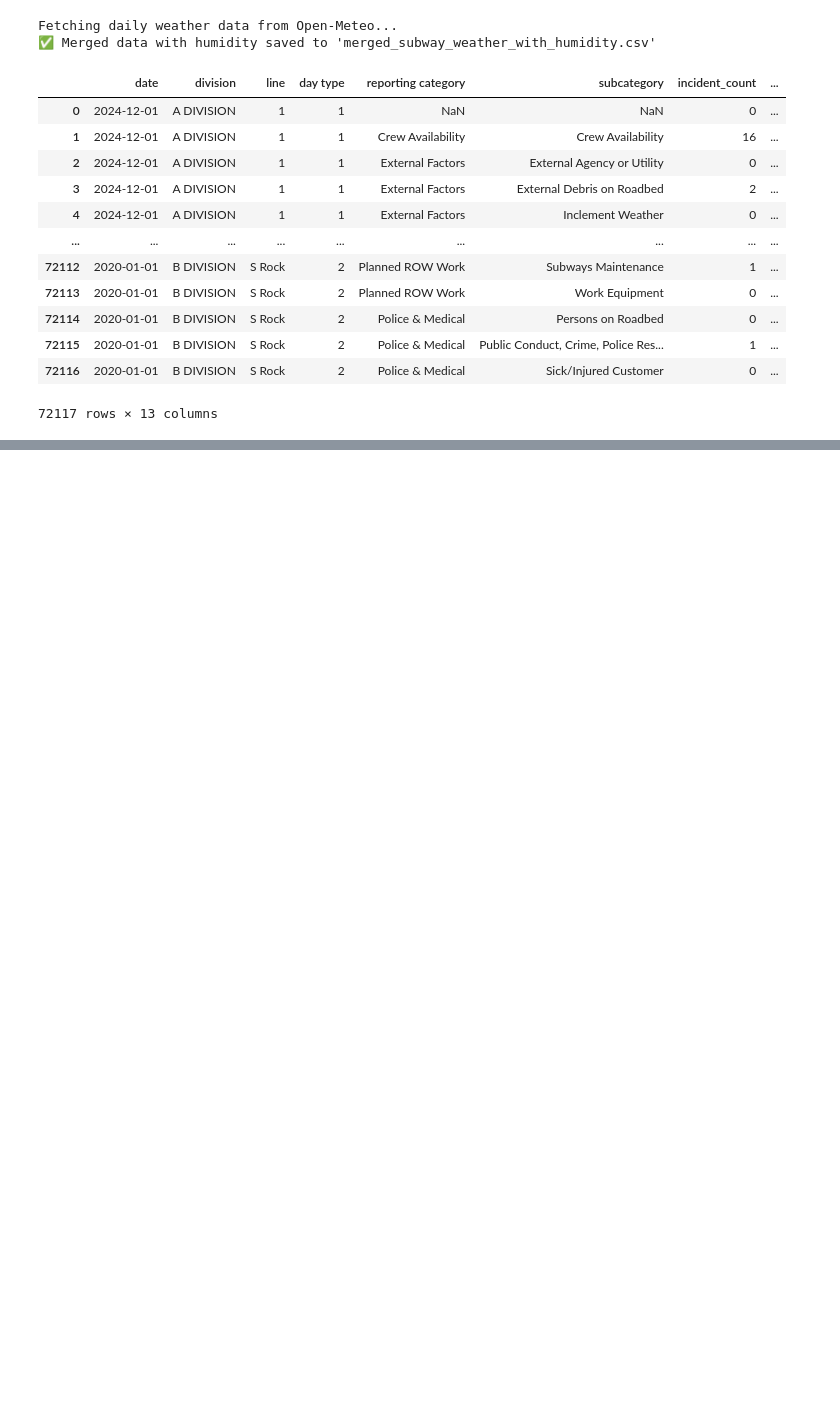
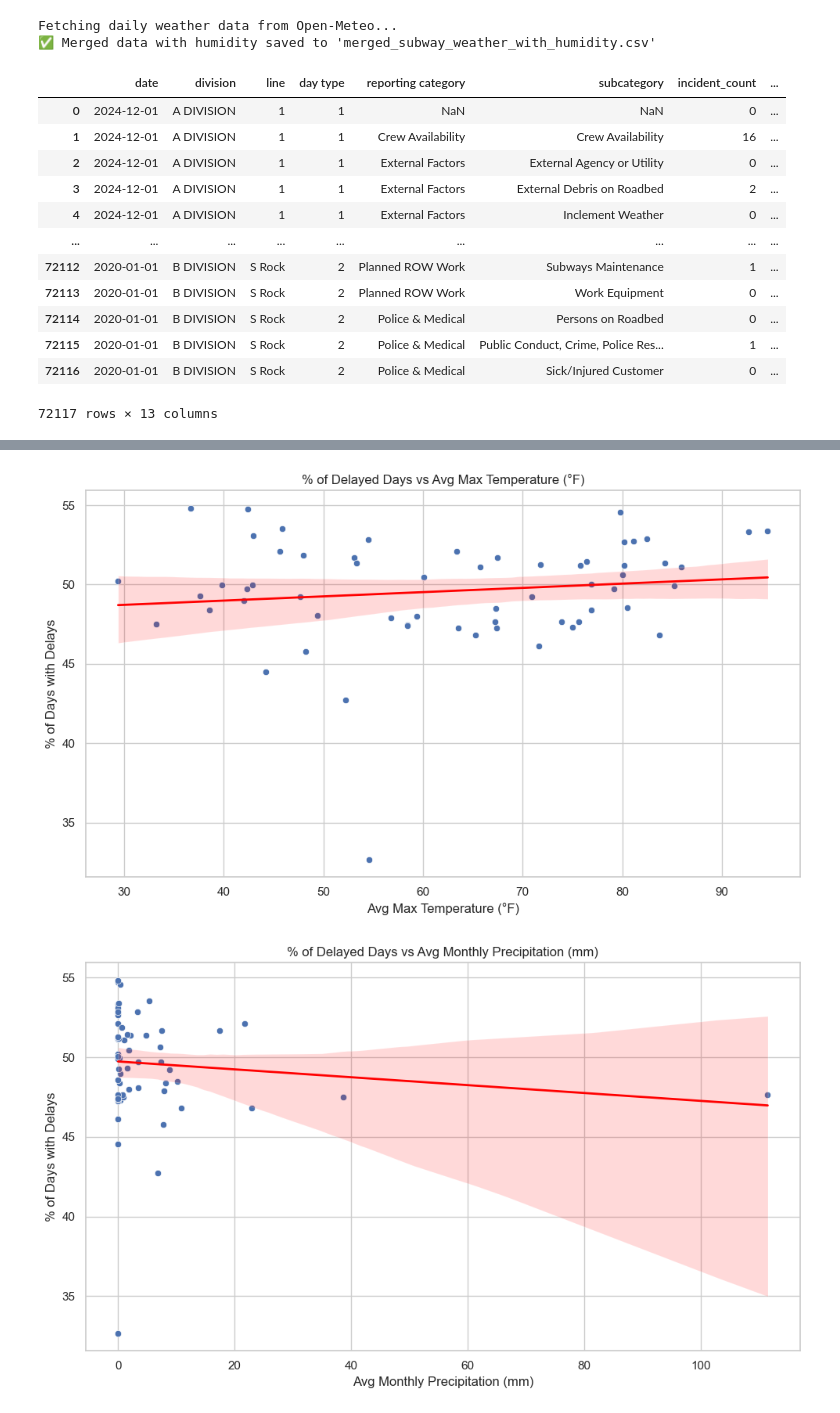
Before and after one commit to zz3553/mtaDelayPredictor, a Jupyter notebook: merged_delay_weather.ipynb, the cells around one changed output, grey strips where cells are left out. Drawn from its saved outputs; the diff is of its cells as text; code cells hidden in the pictures; blank space fills up the shorter version.

Commit message:
Updating data visuals/metrics

```diff
--- a/merged_delay_weather.ipynb
+++ b/merged_delay_weather.ipynb
@@ -230,0 +100,64 @@ Baseline MAE (predict mean daily incidents): 6.66
+# %%
+import pandas as pd
+import seaborn as sns
+import matplotlib.pyplot as plt
+
+# Load merged data
+df = pd.read_csv("merged_subway_weather_with_humidity.csv", parse_dates=["date"])
+
+# Step 1: Create a binary 'delayed' column for each day
+df["delayed"] = df["incident_count"] > 0  # True if any incident occurred
+
+# Step 2: Group by month to calculate delay rate (% of delayed days per month)
+df["month_period"] = df["date"].dt.to_period("M")
+monthly_delay_rate = (
+    df.groupby("month_period")["delayed"]
+    .mean()
+    .reset_index()
+    .rename(columns={"delayed": "delay_rate"})
+)
+monthly_delay_rate["delay_rate"] *= 100  # Convert to percentage
+
+# Step 3: Group weather data monthly (average values per month)
+monthly_weather = (
+    df.groupby("month_period")[
+        ["temperature_2m_max", "precipitation_sum", "snowfall_sum", "windspeed_10m_max", "avg_humidity"]
+    ]
+    .mean()
+    .reset_index()
+)
+
+# Step 4: Merge delay rate with weather
+monthly_merged = pd.merge(monthly_delay_rate, monthly_weather, on="month_period")
+
+# Step 5: Visualization
+
+sns.set(style="whitegrid")
+
+def plot_weather_vs_delay(x, xlabel):
+    plt.figure(figsize=(10, 6))
+    sns.scatterplot(data=monthly_merged, x=x, y="delay_rate")
+    sns.regplot(data=monthly_merged, x=x, y="delay_rate", scatter=False, color="red", line_kws={"linewidth": 2})
+    plt.title(f"% of Delayed Days vs {xlabel}")
+    plt.xlabel(xlabel)
+    plt.ylabel("% of Days with Delays")
+    plt.tight_layout()
+    plt.show()
+
+# Temperature
+plot_weather_vs_delay("temperature_2m_max", "Avg Max Temperature (°F)")
+
+# Precipitation
+plot_weather_vs_delay("precipitation_sum", "Avg Monthly Precipitation (mm)")
+
+# Snowfall
+plot_weather_vs_delay("snowfall_sum", "Avg Monthly Snowfall (cm)")
+
+# Wind
+plot_weather_vs_delay("windspeed_10m_max", "Avg Max Wind Speed (km/h)")
+
+# Humidity
+plot_weather_vs_delay("avg_humidity", "Avg Humidity (%)")
+# %% [output]
+[figure, added]
+[figure, added]
```
Also changed, not shown: parts of 7 cells of this notebook.
